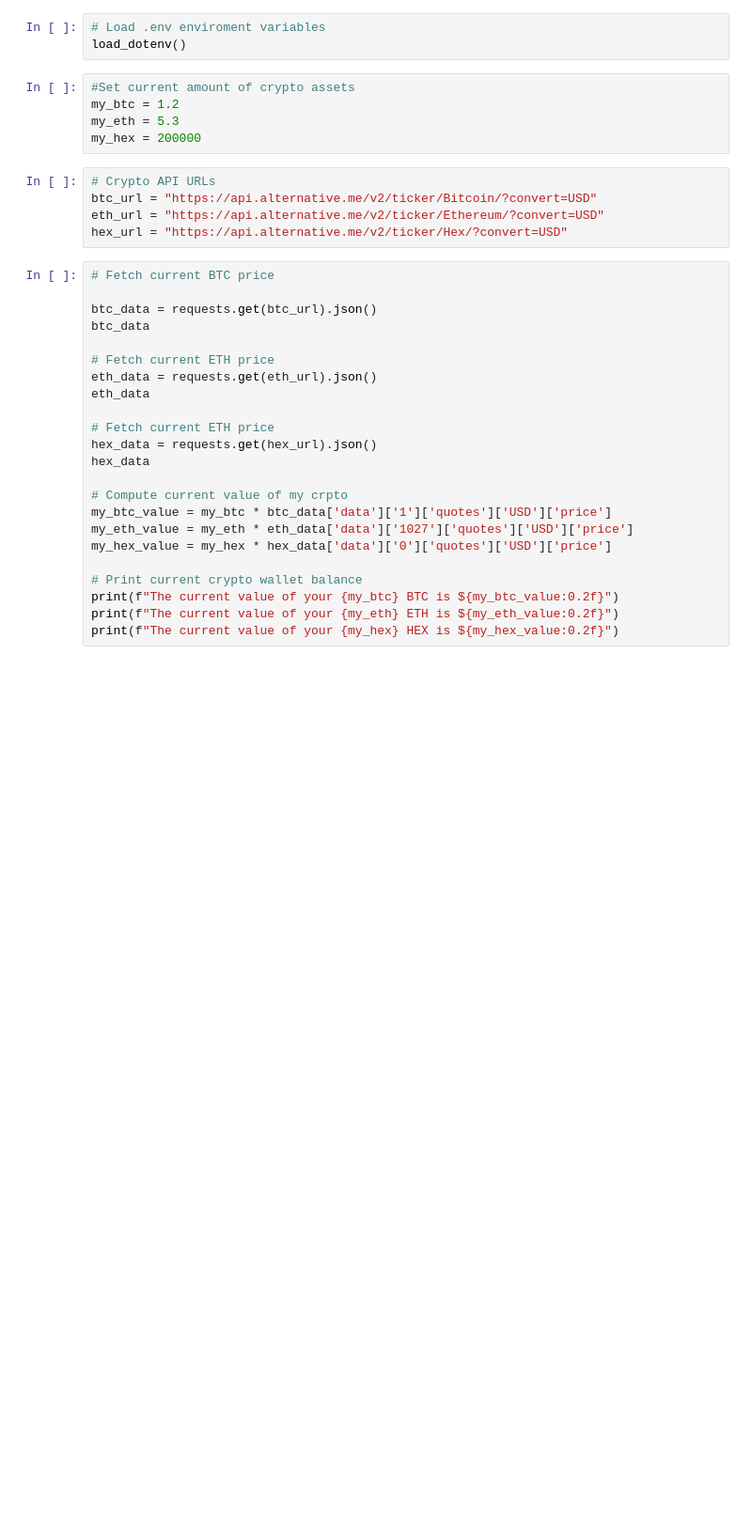
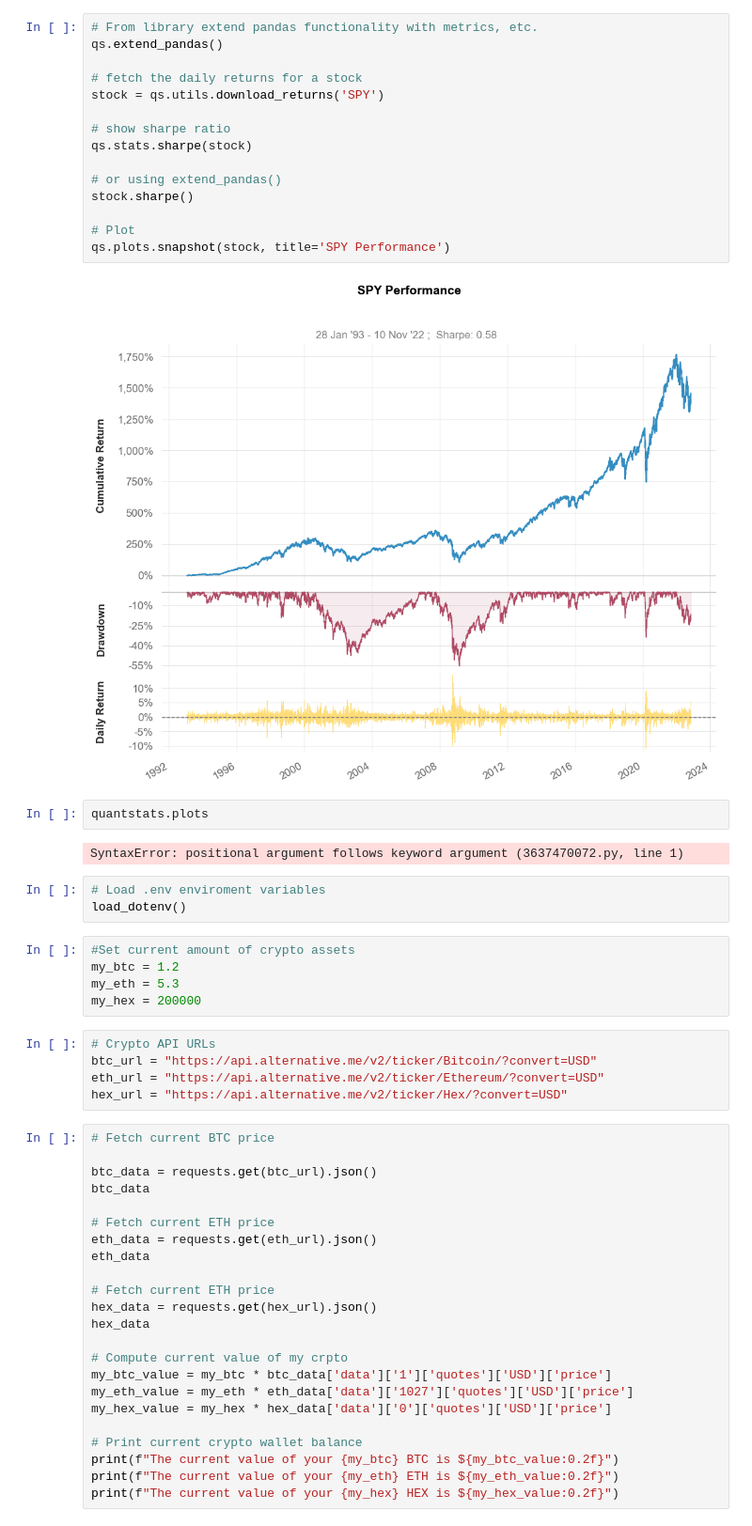
Before and after one commit to dannynday/group-project-1, a Jupyter notebook: Self-Project.ipynb, the cells around one changed output. Shown at 94% size. Drawn from its saved outputs; the diff is of its cells as text; blank space fills up the shorter version.

```diff
--- a/Self-Project.ipynb
+++ b/Self-Project.ipynb
@@ -14,3 +18,24 @@ import alpaca_trade_api as tradeapi
+# %%
+# From library extend pandas functionality with metrics, etc.
+qs.extend_pandas()
+
+# fetch the daily returns for a stock
+stock = qs.utils.download_returns('SPY')
+
+# show sharpe ratio
+qs.stats.sharpe(stock)
+
+# or using extend_pandas()
+stock.sharpe()
+
+# Plot
+qs.plots.snapshot(stock, title='SPY Performance')
+# %% [output]
+[figure, added]
+# %%
+quantstats.plots
+# %% [output]
+SyntaxError: positional argument follows keyword argument (3637470072.py, line 1)
 # %%
 # Load .env enviroment variables
 load_dotenv()
```
Also changed, not shown: parts of 17 cells of this notebook.
